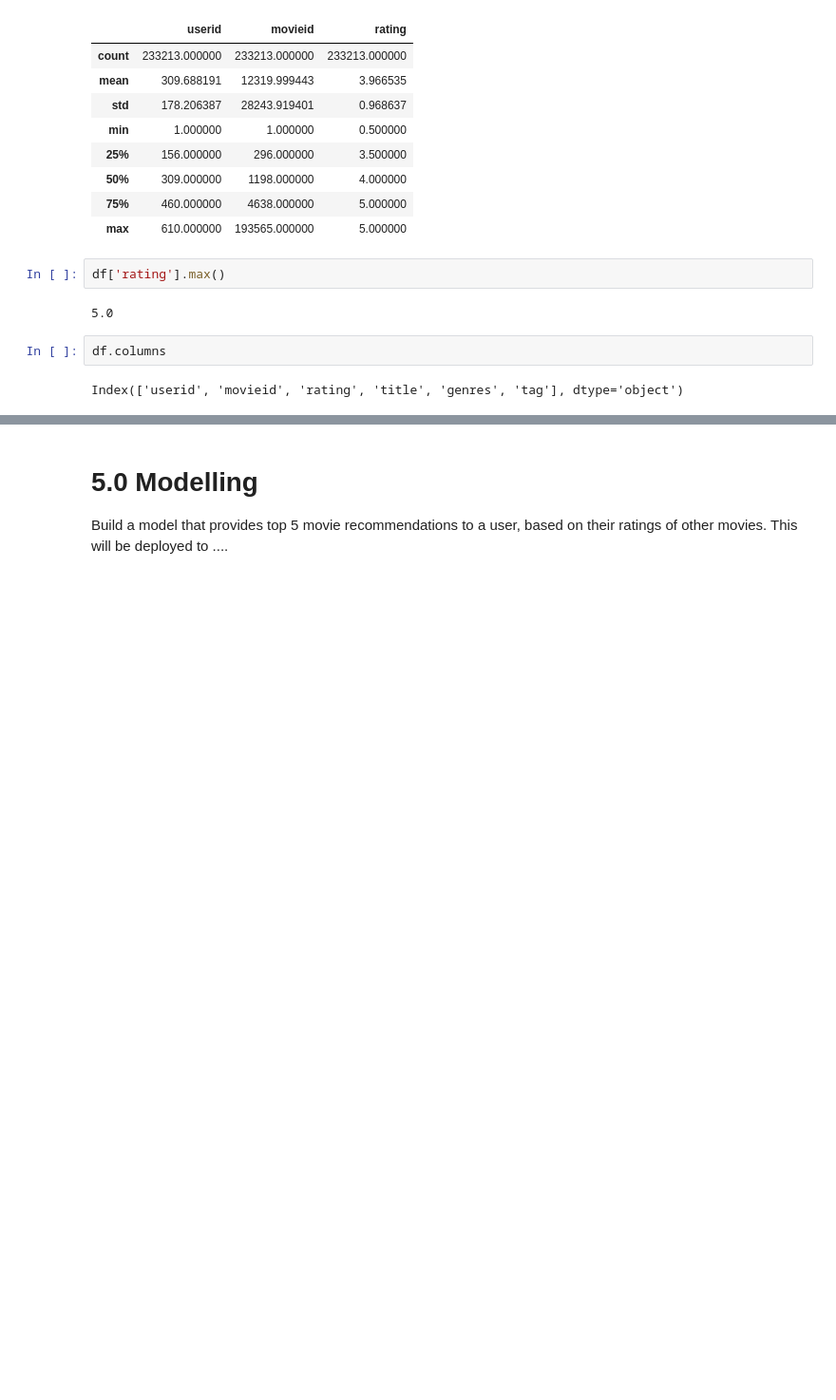
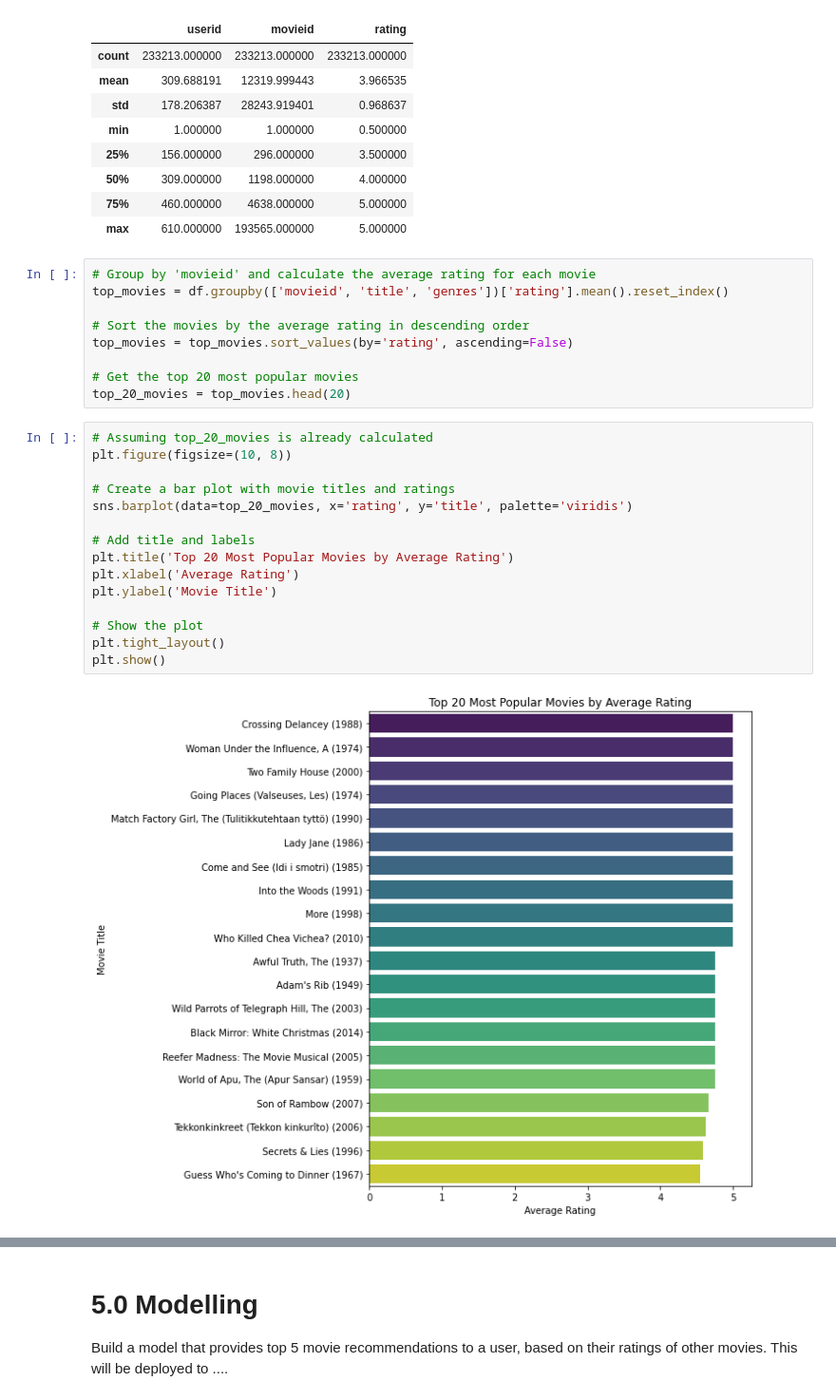
Before and after one commit to Felix-87/Phase4_project, a Jupyter notebook: index.ipynb, the cells around one changed output, grey strips where cells are left out. Shown at 95% size. Saved outputs shown, nothing was run; the diff lists cells and outputs as text; blank space fills up the shorter version.

```diff
--- a/index.ipynb
+++ b/index.ipynb
@@ -223,11 +219,29 @@ df.describe()
 | 50% | 309.000000 | 1198.000000 | 4.000000 |
 | 75% | 460.000000 | 4638.000000 | 5.000000 |
 | max | 610.000000 | 193565.000000 | 5.000000 |
-# %%
-df['rating'].max()
-# %% [output]
-5.0
-# %%
-df.columns
-# %% [output]
-Index(['userid', 'movieid', 'rating', 'title', 'genres', 'tag'], dtype='object')
+# %%
+# Group by 'movieid' and calculate the average rating for each movie
+top_movies = df.groupby(['movieid', 'title', 'genres'])['rating'].mean().reset_index()
+
+# Sort the movies by the average rating in descending order
+top_movies = top_movies.sort_values(by='rating', ascending=False)
+
+# Get the top 20 most popular movies
+top_20_movies = top_movies.head(20)
+# %%
+# Assuming top_20_movies is already calculated
+plt.figure(figsize=(10, 8))
+
+# Create a bar plot with movie titles and ratings
+sns.barplot(data=top_20_movies, x='rating', y='title', palette='viridis')
+
+# Add title and labels
+plt.title('Top 20 Most Popular Movies by Average Rating')
+plt.xlabel('Average Rating')
+plt.ylabel('Movie Title')
+
+# Show the plot
+plt.tight_layout()
+plt.show()
+# %% [output]
+[figure, added]
```
Also changed, not shown: parts of 22 cells of this notebook.
